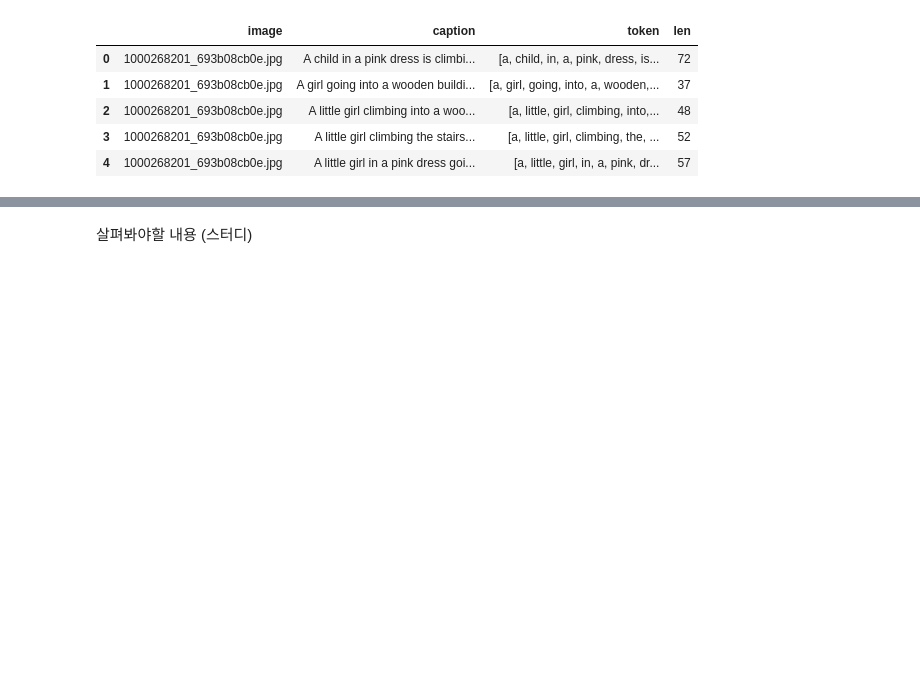
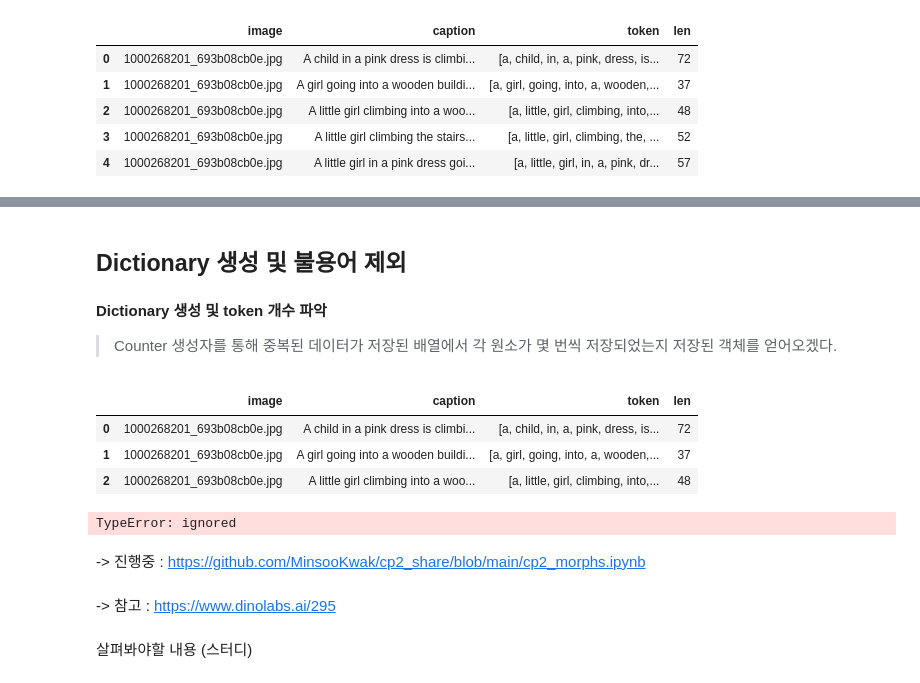
Before and after one commit to MinsooKwak/image_caption, a Jupyter notebook: image_caption_project.ipynb, the cells around one changed output, grey strips where cells are left out. Cells and saved outputs as stored; diff of their text form; code cells hidden in the pictures; blank space fills up the shorter version.

```diff
--- a/image_caption_project.ipynb
+++ b/image_caption_project.ipynb
@@ -91,0 +181,6 @@ df.head()
+# %% [markdown]
+## Dictionary 생성 및 불용어 제외
+# %% [markdown]
+**Dictionary 생성 및 token 개수 파악**
+
+> Counter 생성자를 통해 중복된 데이터가 저장된 배열에서 각 원소가 몇 번씩 저장되었는지 저장된 객체를 얻어오겠다.
@@ -91,0 +190,14 @@ df.head()
+# %%
+df.head(3)
+# %% [output]
+|  | image | caption | token | len |
+| 0 | 1000268201_693b08cb0e.jpg | A child in a pink dress is climbi... | [a, child, in, a, pink, dress, is... | 72 |
+| 1 | 1000268201_693b08cb0e.jpg | A girl going into a wooden buildi... | [a, girl, going, into, a, wooden,... | 37 |
+| 2 | 1000268201_693b08cb0e.jpg | A little girl climbing into a woo... | [a, little, girl, climbing, into,... | 48 |
+# %%
+words = df['token'].tolist()
+#frequent = Counter(words).most_common()
+#print(f'unique한 token의 개수 : {len(words)}')
+#print(len(frequent))
+# %% [output]
+TypeError: ignored
@@ -92,3 +213,7 @@ df.head()
+# %% [markdown]
+-> 진행중 : https://github.com/MinsooKwak/cp2_share/blob/main/cp2_morphs.ipynb
+# %% [markdown]
+-> 참고 : https://www.dinolabs.ai/295
 # %% [markdown]
 살펴봐야할 내용 (스터디)
 # %% [markdown]
```
Also changed, not shown: parts of 19 cells of this notebook.
